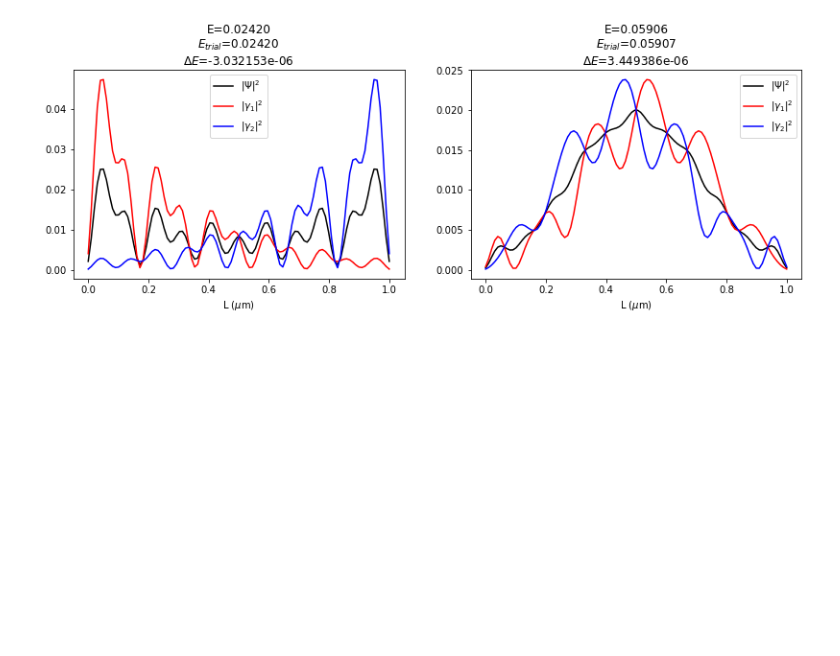
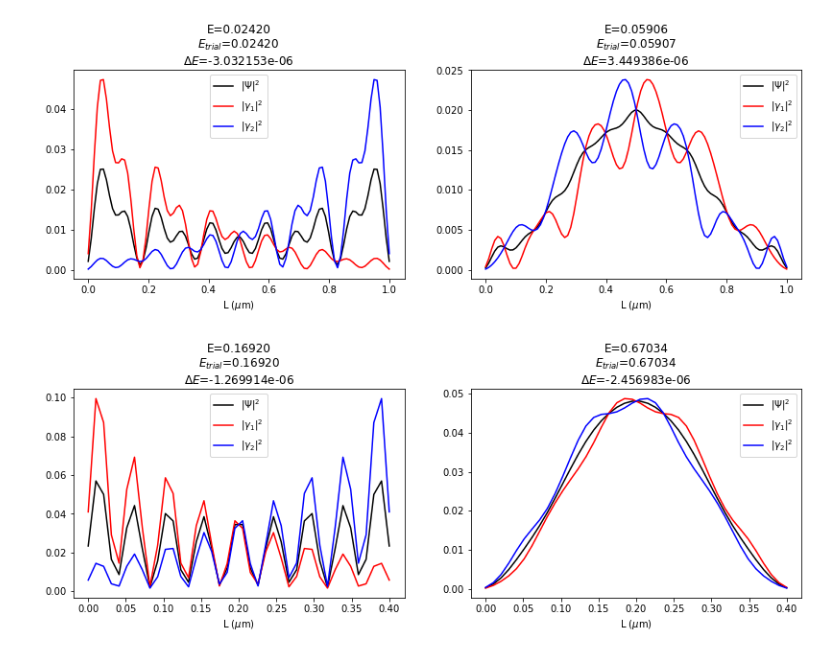
Before and after one commit to hainingpan/Conductance_Kwant, a Jupyter notebook: wavefunction.ipynb, the cells around one changed output. Saved outputs shown, nothing was run; the diff lists cells and outputs as text; code cells hidden in the pictures; blank space fills up the shorter version.

Commit message:
add wavefunction export example

```diff
--- a/wavefunction.ipynb
+++ b/wavefunction.ipynb
@@ -10,3 +9,7 @@ oneline='-L=1 -mu=1 -lead_num=1 -lead_pos=LR -SE -x_max=1.2 -dissipation=0.00 -b
+# %%
+# oneline='-L=1 -mu=1 -lead_num=1 -lead_pos=LR -SE -x_max=1.2 -dissipation=0.00 -barrier_E=0.0 '
+oneline='-L=1 -mu=1 -lead_num=1 -lead_pos=LR -SE -x_max=1.2 -dissipation=0.00 -barrier_E=0.0 -muVar=1 -muVar_fn=randlist_100.dat'
+# oneline='-L=0.4 -mu=5 -lead_num=2 -lead_pos=LR -SE -coupling_SC_SM=1.5 -Vzc=10 -x_max=8 -y_min=-3 -y_max=3 -dissipation=0. -barrier_E=0.0 -Delta0=3'
 # %%
 parser=Maj.argparse.ArgumentParser()
 args=Maj.parse_arguments(parser,convert_to_parser(oneline))
@@ -22,3 +25,13 @@ for y,ax in zip(trial,axs):
     results.append(result)
 # %% [output]
 [figure]
+# %%
+trial=[0.1692,0.670335]
+fig,axs=plt.subplots(1,2,figsize=(6.8*2,4))
+results=[]
+for y,ax in zip(trial,axs):
+    result=nw.wavefunction(6.2,y)
+    Maj.plot_wavefunction(result,args,fig,ax)
+    results.append(result)
+# %% [output]
+[figure, added]
```
Also changed, not shown: parts of 3 cells of this notebook.
